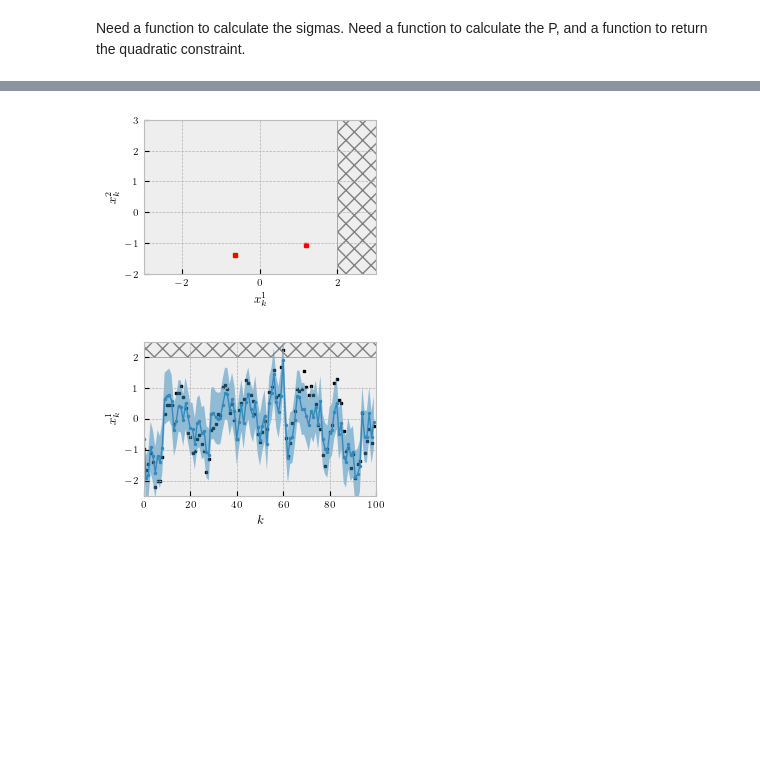
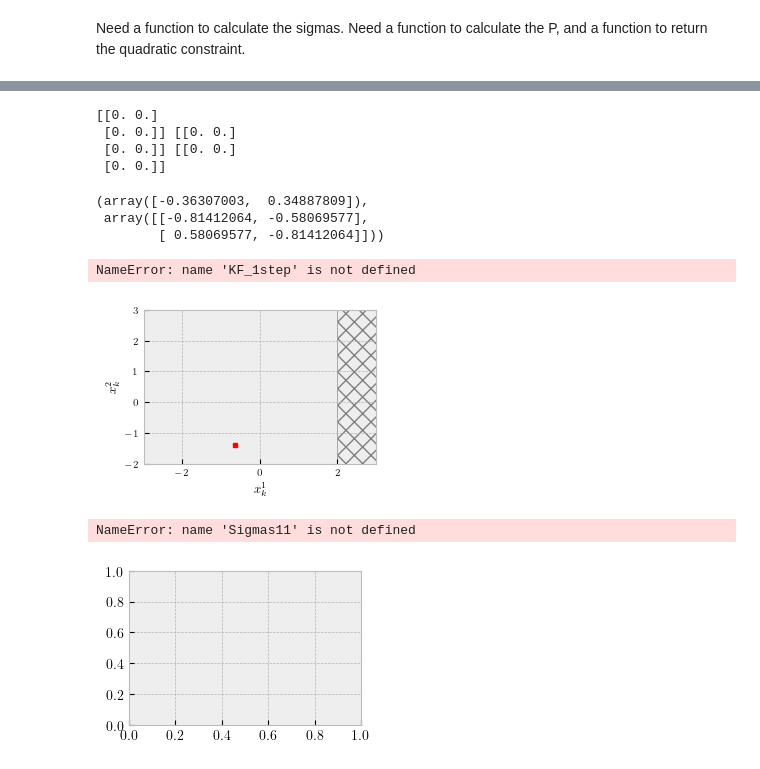
Before and after one commit to msramada/State-Selection-Algorithm, a Jupyter notebook: SSA_LinearCase/LinearCase.ipynb, the cells around one changed output, grey strips where cells are left out. Cells and saved outputs as stored; diff of their text form; code cells hidden in the pictures; blank space fills up the shorter version.

```diff
--- a/SSA_LinearCase/LinearCase.ipynb
+++ b/SSA_LinearCase/LinearCase.ipynb
@@ -127,12 +131,11 @@ def trueTraj(x0,F,G,u,H,var_w,var_v):
 # State dynamics
 F=np.array([[1,0.0075],[-0.143,0.996]])
 G=np.array([[4.798,0.115]]).T
+H=np.array([[1,0],[0,1]])
+
 var_x0=np.diag(np.array([0.1,0.1]))
 mu_x0=-np.array([[0.6455,1.3751]]).T
 var_w=np.diag(np.array([0.1,0.1]))
-
-# Measurement equation
-H=np.array([[1,0],[0,1]])
 var_v=np.diag(np.array([0.5,0.4]))
 
 # LQR: costs and gain
@@ -140,7 +143,21 @@ Q=np.diag([1,10])
 R=10*np.eye(G.shape[1])
 K, _, _ = control.dlqr(F, G, Q, R)
 L, _, _ = control.dlqr(F.T, H.T, var_w, var_w)
+L = (F - G @ K) @ L # One-step ahead predictor
 
+# N: prediction horizon, T: horizon, epsilon: tolerance
+N=12
+T_horizon=100
+epsilon=0.1
+
+Q0 = 0.00 * np.eye(2 * F.shape[0])
+P = lyapunov_matrix_P(F,G,K,Q0)
+I1, I2, I3 = terminal_constraints(F,G,K,N,P)
+Sigma = big_covariance_Sigma(F,G,K,H,L,var_v,var_w)
+I_I = np.concatenate((np.eye(F.shape[0]),np.eye(F.shape[0])), axis=1)
+K_0 = K @ np.concatenate((np.zeros(F.shape), np.eye(F.shape[0])), axis=1)
+Sigma_x = I_I @ Sigma @ I_I.T
+Sigma_u = K_0 @ Sigma @ K_0.T
 # Constraints
 T=np.array([[1,0]])
 S=np.array([[0]])
@@ -152,21 +169,6 @@ n=F.shape[0]
 t=T.shape[0]
 m=S.shape[0]
 
-# N: prediction horizon, T: horizon, epsilon: tolerance
-N=10
-T_horizon=100
-epsilon=0.1
-
-Q0 = np.eye(2 * F.shape[0])
-P = lyapunov_matrix_P(F,G,K,Q0)
-I1, I2, I3 = terminal_constraints(F,G,K,N,P)
-Sigma = big_covariance_Sigma(F,G,K,H,L,var_v,var_w)
-I_I = np.concatenate((np.eye(F.shape[0]),np.eye(F.shape[0])), axis=1)
-K_0 = K @ np.concatenate((np.zeros(F.shape), np.eye(F.shape[0])), axis=1)
-Sigma_x = I_I @ Sigma @ I_I.T
-Sigma_u = K_0 @ Sigma @ K_0.T
-c=20000000
-# Initialize algorithm
+c=200
+# Calculate A1 and A2
 A1, A2 = A1_and_A2(F,G,K,Q,R,N)
-print(np.linalg.inv(A1) @ A2)
-# Plotting
@@ -254,3 +248,16 @@ plt.show()
+# %%
+print(I1,I2,I3)
+# %% [output]
+[[0. 0.]
+ [0. 0.]] [[0. 0.]
+ [0. 0.]] [[0. 0.]
+ [0. 0.]]
+# %%
+np.linalg.eig(Sigma_x)
+# %% [output]
+(array([-0.36307003,  0.34887809]),
+ array([[-0.81412064, -0.58069577],
+        [ 0.58069577, -0.81412064]]))
 # %%
 # Plotting
 #With particle filter conditional mean
@@ -269,45 +276,47 @@ plt.ylim([-2, 3])
 # Initialize algorithm
 Sigmapp0 = var_x0
 xpp0 = mu_x0
-xpp0_true=np.sqrt(var_x0)@np.random.randn(n,1)+mu_x0
+x0_true=np.sqrt(var_x0)@np.random.randn(n,1)+mu_x0
 y1s=np.full((T_horizon,),np.nan)
 for k in range(T_horizon):
     plt.plot(xpp0[0],xpp0[1],'sr',ms=3,zorder=1)
     # Construct the problem.
     u = np.array((K@xpp0).reshape(1,1))
-    xpp0_true, y1 = trueTraj(xpp0_true,F,G,u,H,var_w,var_v)
+    x0_true, y1 = x_true_update(x0_true,F,G,u,H,var_w,var_v)
     #y1s[k]=y1
     xpp0, Sigmapp0 = KF_1step(y1,var_w,var_v,F,G,H,Sigmapp0,xpp0,u)
-    #plt.plot(xpp0_true[0],xpp0_true[1],'.k')
+    #plt.plot(x0_true[0],x0_true[1],'.k')
 
 plt.savefig('figs/LinearStateSpaceLQROnly.pdf',bbox_inches ="tight")
 plt.show()
 # %% [output]
+NameError: name 'KF_1step' is not defined
-[figure, old version]
+[figure, new version]
 # %%
 plt.style.use('bmh')
 fig= plt.figure(figsize=(3.0,2.0))
 rectangle = plt.Rectangle((-1,2), 200, 20, fc='None',ec="grey", hatch='xx',zorder=1)
 plt.gca().add_patch(rectangle)
 sigmas=np.sqrt(Sigmas11).reshape(T_horizon,)
 k=range(T_horizon)
-x=x0pps.reshape(T_horizon,)
+x=x0_hat_rec.reshape(T_horizon,)
 nn=2
 y1 = x-nn*sigmas
 y2 = x+nn*sigmas
 
 # plot
 plt.xticks(fontsize=7)
 plt.yticks(fontsize=7)
 plt.xlabel('$k$', fontsize=9)
 plt.ylabel('$x^1_k$', fontsize=9)
 
 plt.fill_between(k, y1, y2, alpha=.5, linewidth=0)
 plt.plot(k, x, '-o', ms=1.5 , linewidth=1)
-plt.plot(k,x1_true_rec,'sk',ms=2,linewidth=1,zorder=0)
+plt.plot(k,x0_true_rec,'sk',ms=2,linewidth=1,zorder=0)
 plt.xlim([0, 100])
 plt.ylim([-2.5, 2.5])
 plt.savefig('figs/Linear2Sigmas.pdf',bbox_inches ="tight")
 plt.show()
 # %% [output]
+NameError: name 'Sigmas11' is not defined
-[figure, old version]
+[figure, new version]
```
Also changed, not shown: parts of 7 cells of this notebook, 1 other file.
